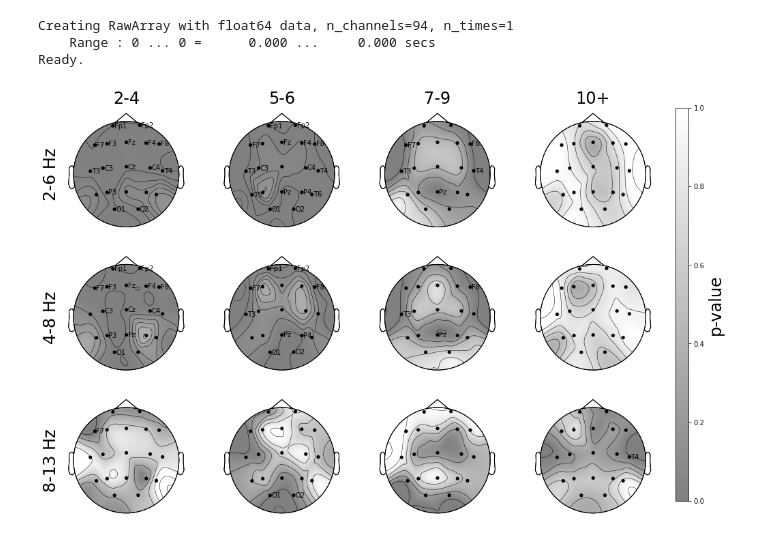
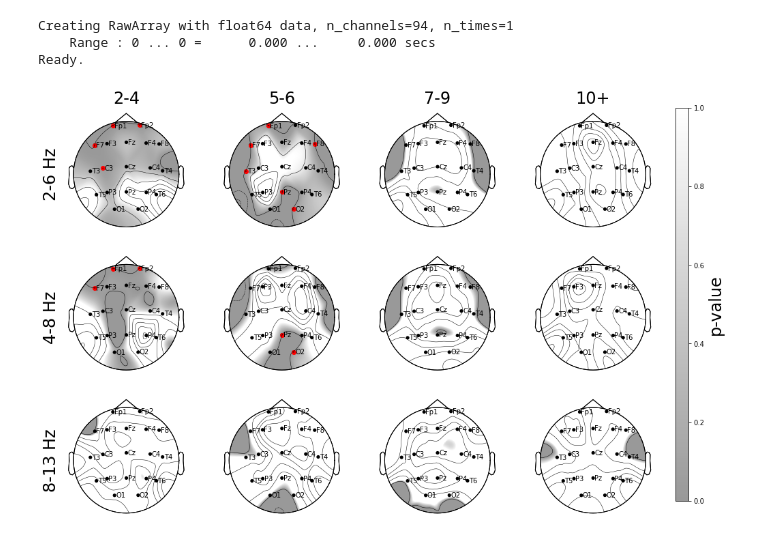
Before and after one commit to ledovsky/eeg-research, a Jupyter notebook: asd_experiments/220131 - Further index research.ipynb, the cells around one changed output. Cells and saved outputs as stored; diff of their text form; code cells hidden in the pictures.

```diff
--- a/asd_experiments/220131 - Further index research.ipynb
+++ b/asd_experiments/220131 - Further index research.ipynb
@@ -232,11 +240,11 @@ freqs = ["2-6 Hz", "4-8 Hz", "8-13 Hz"]
 # %%
 montage = mne.channels.make_standard_montage('standard_1020')
 
-info = mne.io.meas_info.create_info(montage.ch_names, sfreq=128, ch_types="eeg")
-mne.io.RawArray(np.zeros((len(montage.ch_names), 1)), info, copy=None).set_montage(montage)
-channels_to_use_ = [ch for ch in info.ch_names if ch in ch_names]
-info.pick_channels(channels_to_use_)
-_, pos, _, ch_names, _, _, _ = mne.viz.topomap._prepare_topomap_plot(info, 'eeg')
+mne_info = mne.io.meas_info.create_info(montage.ch_names, sfreq=128, ch_types="eeg")
+mne.io.RawArray(np.zeros((len(montage.ch_names), 1)), mne_info, copy=None).set_montage(montage)
+channels_to_use_ = [ch for ch in mne_info.ch_names if ch in ch_names]
+mne_info.pick_channels(channels_to_use_)
+_, pos, _, ch_names, _, _, _ = mne.viz.topomap._prepare_topomap_plot(mne_info, 'eeg')
 pos = pd.DataFrame(pos, columns=['x', 'y'], index=ch_names)
 # %% [output]
 Creating RawArray with float64 data, n_channels=94, n_times=1
@@ -252,37 +260,38 @@ def truncate_colormap(cmap, minval=0.0, maxval=1.0, n=100):
         cmap(np.linspace(minval, maxval, n)))
     return new_cmap
 
-cmap = truncate_colormap(matplotlib.cm.gray, minval=.5, maxval=1.)
+cmap = truncate_colormap(matplotlib.cm.gray, minval=.6, maxval=1.)
 # %%
 def get_significant(p_values, alpha=.05):
     return (p_values < alpha).T.apply(lambda x: list(x[x].index))
 
-significant_1 = get_significant(p_values_1)
-significant_2 = get_significant(p_values_2)
+significant_1 = get_significant(p_values_1_bonferroni)
+significant_2 = get_significant(p_values_2_bonferroni)
 # %%
-def plot_topomap(values, ax, show_names=True):
-    mne.viz.utils.plot_sensors(info, show_names=show_names, axes=ax, show=False, pointsize=10)
+def plot_topomap(values, ax, highlight):
+    mne.viz.utils.plot_sensors(mne_info, show_names=True, axes=ax, show=False, pointsize=10)
+    ax.scatter(*pos.loc[highlight].values.T, color="red")
     return mne.viz.plot_topomap(values[pos.index], pos.values,
                                 axes=ax, show=False, vmin=0., vmax=1., cmap=cmap)
 # %%
 fig, axes = plt.subplots(3, 4, figsize=(18, 10))
 
-for (key, val), ax in zip(p_values_1.iterrows(), axes.T.ravel()):
+for (key, val), ax in zip(p_values_1_bonferroni.iterrows(), axes.T.ravel()):
     im, _ = plot_topomap(val, ax, significant_1[key])
 
 for ax, ag_name in zip(axes[0], age_groups):
     ax.set_title(ag_name, fontsize=24)
 
 for ax, freq in zip(axes.T[0],freqs):
     ax.text(-.15, 0., freq, size=24,
             verticalalignment='center', rotation=90)
 
 fig.subplots_adjust(right=0.8)
 cbar_ax = fig.add_axes([0.82, 0.15, 0.015, 0.8])
 fig.colorbar(im, cax=cbar_ax).set_label("p-value", size=24)
 plt.show()
 # %% [output]
-[figure, old version]
+[figure, new version]
 # %%
 fig, axes = plt.subplots(3, 4, figsize=(18, 10))
 
```
Also changed, not shown: parts of 6 cells of this notebook, 2 other files.
